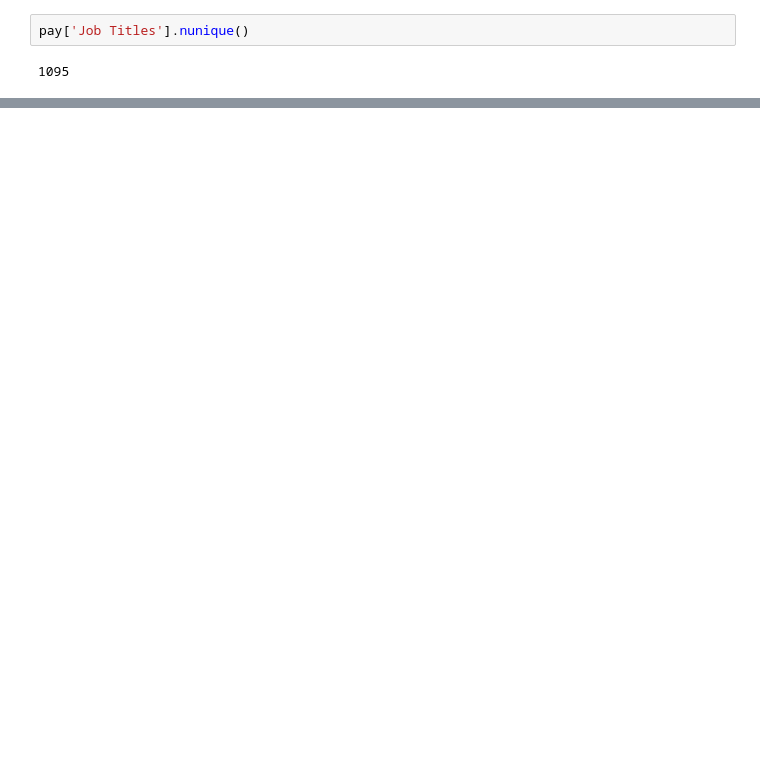
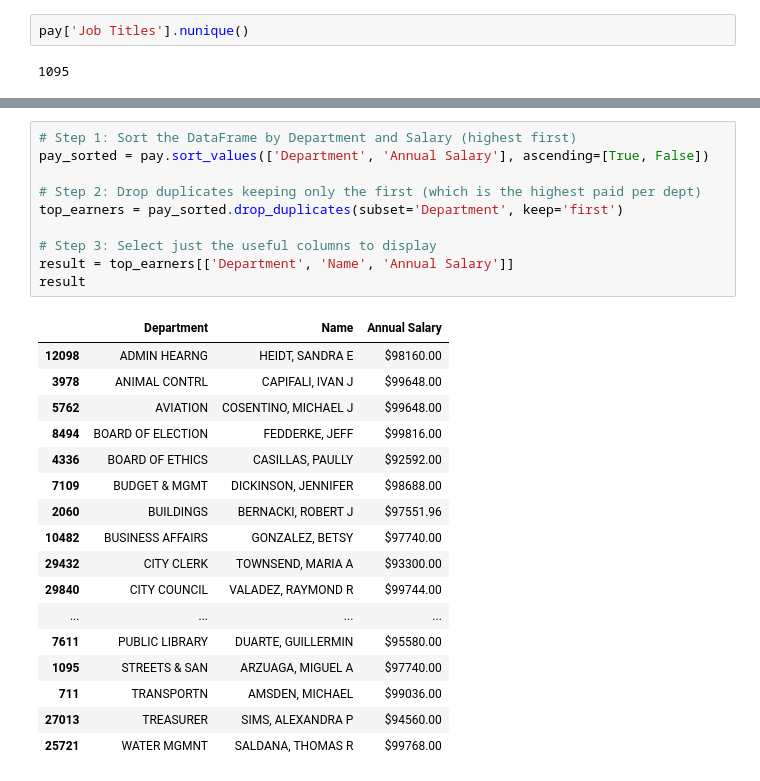
Before and after one commit to Salmanfarsi2561/PYTHON_ML, a Jupyter notebook: EDA/pd_analysis.ipynb, the cells around one changed output, grey strips where cells are left out. Drawn from its saved outputs; the diff is of its cells as text; blank space fills up the shorter version.

```diff
--- a/EDA/pd_analysis.ipynb
+++ b/EDA/pd_analysis.ipynb
@@ -205,0 +212,28 @@ Name: Salary, dtype: float64
+# %%
+# Step 1: Sort the DataFrame by Department and Salary (highest first)
+pay_sorted = pay.sort_values(['Department', 'Annual Salary'], ascending=[True, False])
+
+# Step 2: Drop duplicates keeping only the first (which is the highest paid per dept)
+top_earners = pay_sorted.drop_duplicates(subset='Department', keep='first')
+
+# Step 3: Select just the useful columns to display
+result = top_earners[['Department', 'Name', 'Annual Salary']]
+result
+# %% [output]
+|  | Department | Name | Annual Salary |
+| 12098 | ADMIN HEARNG | HEIDT, SANDRA E | $98160.00 |
+| 3978 | ANIMAL CONTRL | CAPIFALI, IVAN J | $99648.00 |
+| 5762 | AVIATION | COSENTINO, MICHAEL J | $99648.00 |
+| 8494 | BOARD OF ELECTION | FEDDERKE, JEFF | $99816.00 |
+| 4336 | BOARD OF ETHICS | CASILLAS, PAULLY | $92592.00 |
+| 7109 | BUDGET & MGMT | DICKINSON, JENNIFER | $98688.00 |
+| 2060 | BUILDINGS | BERNACKI, ROBERT J | $97551.96 |
+| 10482 | BUSINESS AFFAIRS | GONZALEZ, BETSY | $97740.00 |
+| 29432 | CITY CLERK | TOWNSEND, MARIA A | $93300.00 |
+| 29840 | CITY COUNCIL | VALADEZ, RAYMOND R | $99744.00 |
+| ... | ... | ... | ... |
+| 7611 | PUBLIC LIBRARY | DUARTE, GUILLERMIN | $95580.00 |
+| 1095 | STREETS & SAN | ARZUAGA, MIGUEL A | $97740.00 |
+| 711 | TRANSPORTN | AMSDEN, MICHAEL | $99036.00 |
+| 27013 | TREASURER | SIMS, ALEXANDRA P | $94560.00 |
+| 25721 | WATER MGMNT | SALDANA, THOMAS R | $99768.00 |
```
Also changed, not shown: parts of 3 cells of this notebook.
